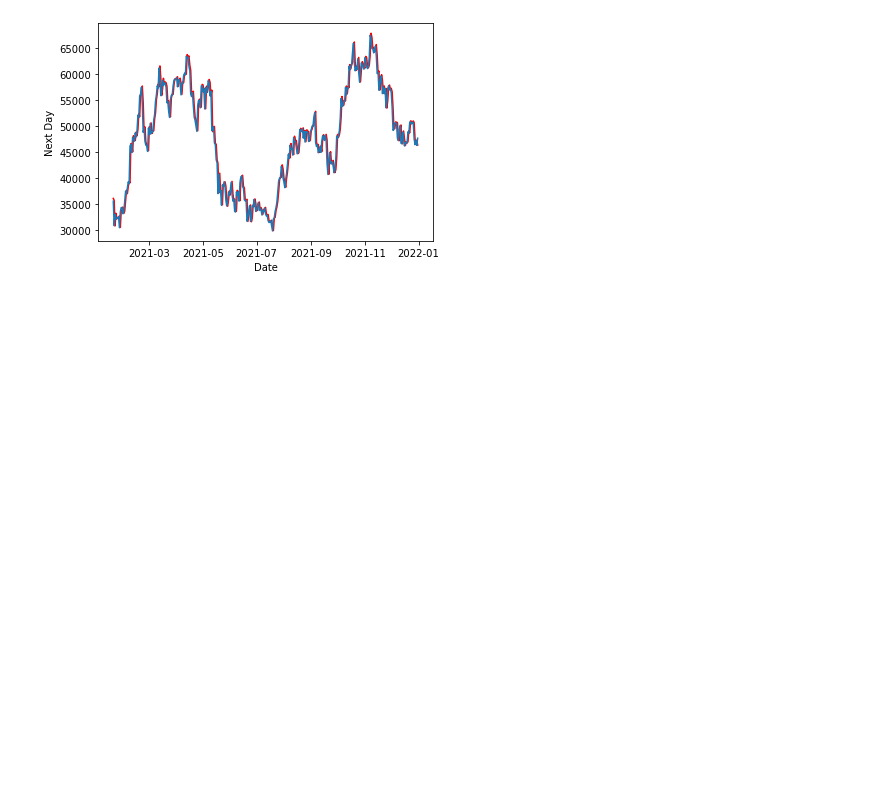
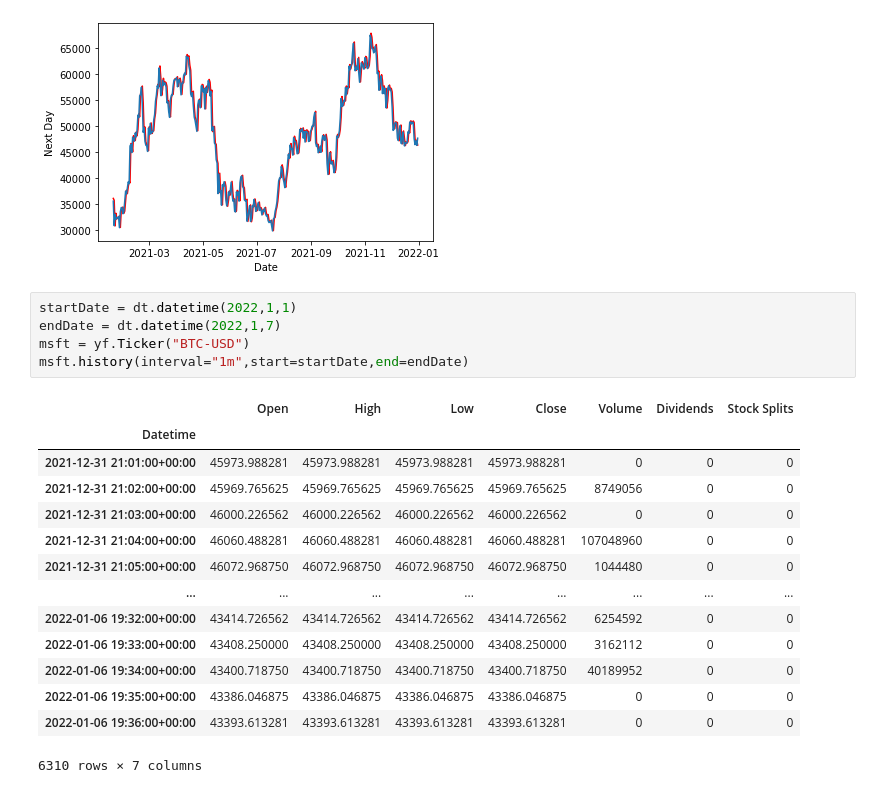
Before and after one commit to qraxiss/learning-data-science, a Jupyter notebook: machine-learning/Models/close_predict_btc_multi_reg.ipynb, the cells around one changed output. Drawn from its saved outputs; the diff is of its cells as text; blank space fills up the shorter version.

```diff
--- a/machine-learning/Models/close_predict_btc_multi_reg.ipynb
+++ b/machine-learning/Models/close_predict_btc_multi_reg.ipynb
@@ -133,3 +133,23 @@ sns.lineplot(y=prediction, x=btcTest.index,color="red")
 sns.lineplot(y=btcTest["Next Day"], x=btcTest.index);
 # %% [output]
 [figure]
+# %%
+startDate = dt.datetime(2022,1,1)
+endDate = dt.datetime(2022,1,7)
+msft = yf.Ticker("BTC-USD")
+msft.history(interval="1m",start=startDate,end=endDate)
+# %% [output]
+|  | Open | High | Low | Close | Volume | Dividends | Stock Splits |
+| Datetime |  |  |  |  |  |  |  |
+| 2021-12-31 21:01:00+00:00 | 45973.988281 | 45973.988281 | 45973.988281 | 45973.988281 | 0 | 0 | 0 |
+| 2021-12-31 21:02:00+00:00 | 45969.765625 | 45969.765625 | 45969.765625 | 45969.765625 | 8749056 | 0 | 0 |
+| 2021-12-31 21:03:00+00:00 | 46000.226562 | 46000.226562 | 46000.226562 | 46000.226562 | 0 | 0 | 0 |
+| 2021-12-31 21:04:00+00:00 | 46060.488281 | 46060.488281 | 46060.488281 | 46060.488281 | 107048960 | 0 | 0 |
+| 2021-12-31 21:05:00+00:00 | 46072.968750 | 46072.968750 | 46072.968750 | 46072.968750 | 1044480 | 0 | 0 |
+| ... | ... | ... | ... | ... | ... | ... | ... |
+| 2022-01-06 19:32:00+00:00 | 43414.726562 | 43414.726562 | 43414.726562 | 43414.726562 | 6254592 | 0 | 0 |
+| 2022-01-06 19:33:00+00:00 | 43408.250000 | 43408.250000 | 43408.250000 | 43408.250000 | 3162112 | 0 | 0 |
+| 2022-01-06 19:34:00+00:00 | 43400.718750 | 43400.718750 | 43400.718750 | 43400.718750 | 40189952 | 0 | 0 |
+| 2022-01-06 19:35:00+00:00 | 43386.046875 | 43386.046875 | 43386.046875 | 43386.046875 | 0 | 0 | 0 |
+| 2022-01-06 19:36:00+00:00 | 43393.613281 | 43393.613281 | 43393.613281 | 43393.613281 | 0 | 0 | 0 |
+6310 rows × 7 columns
```
Also changed, not shown: parts of 1 cell of this notebook.
